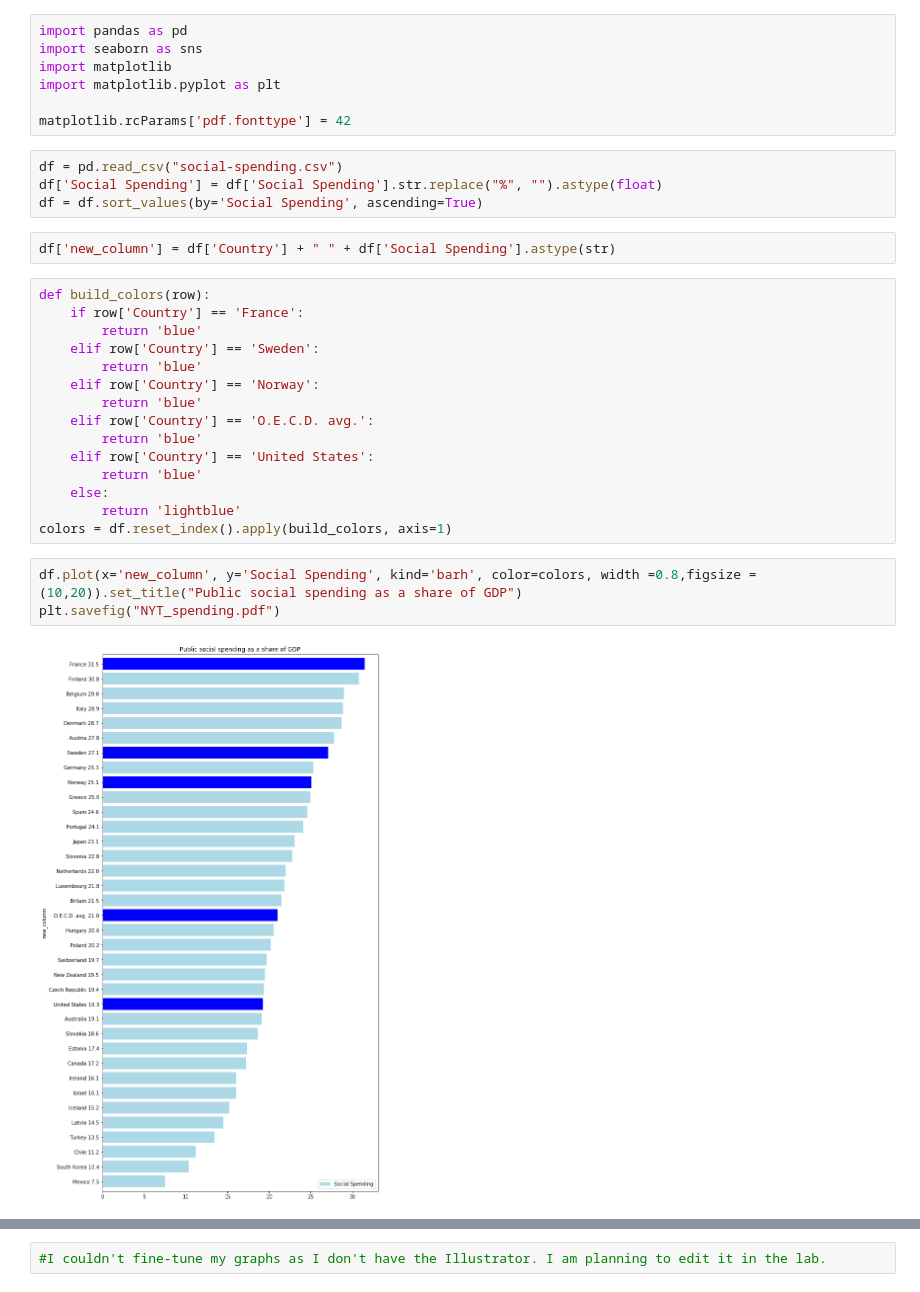
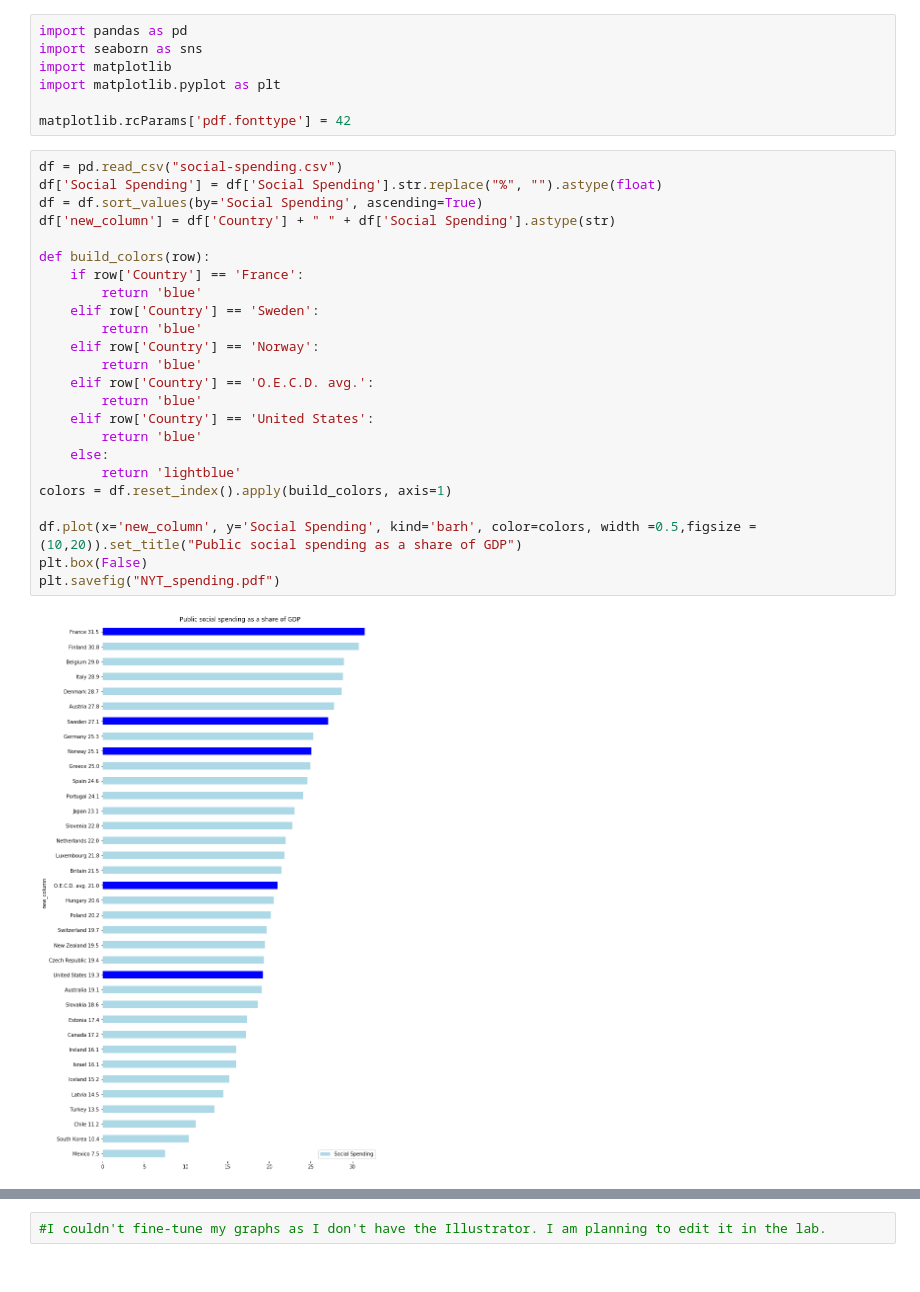
Before and after one commit to Suhailhassanbhat/Foundations-soma, a Jupyter notebook: homework_14/NYT_graph/NYT.ipynb, the cells around one changed output, grey strips where cells are left out. Saved outputs shown, nothing was run; the diff lists cells and outputs as text.

```diff
--- a/homework_14/NYT_graph/NYT.ipynb
+++ b/homework_14/NYT_graph/NYT.ipynb
@@ -5,29 +5,29 @@ import matplotlib
 import matplotlib.pyplot as plt
 
 matplotlib.rcParams['pdf.fonttype'] = 42
-# %%
-df = pd.read_csv("social-spending.csv")
-df['Social Spending'] = df['Social Spending'].str.replace("%", "").astype(float)
-df = df.sort_values(by='Social Spending', ascending=True)
-# %%
-df['new_column'] = df['Country'] + " " + df['Social Spending'].astype(str)
 # %%
+df = pd.read_csv("social-spending.csv")
+df['Social Spending'] = df['Social Spending'].str.replace("%", "").astype(float)
+df = df.sort_values(by='Social Spending', ascending=True)
+df['new_column'] = df['Country'] + " " + df['Social Spending'].astype(str)
+
 def build_colors(row):
     if row['Country'] == 'France':
         return 'blue'
     elif row['Country'] == 'Sweden':
         return 'blue'
     elif row['Country'] == 'Norway':
         return 'blue'
     elif row['Country'] == 'O.E.C.D. avg.':
         return 'blue'
     elif row['Country'] == 'United States':
         return 'blue'
     else:
         return 'lightblue'
 colors = df.reset_index().apply(build_colors, axis=1)
+
+df.plot(x='new_column', y='Social Spending', kind='barh', color=colors, width =0.5,figsize =(10,20)).set_title("Public social spending as a share of GDP")
+plt.box(False)
+plt.savefig("NYT_spending.pdf")
+# %% [output]
+[figure, added]
-# %%
-df.plot(x='new_column', y='Social Spending', kind='barh', color=colors, width =0.8,figsize =(10,20)).set_title("Public social spending as a share of GDP")
-plt.savefig("NYT_spending.pdf")
-# %% [output]
-[figure, removed]
```
Also changed, not shown: parts of 6 cells of this notebook.
